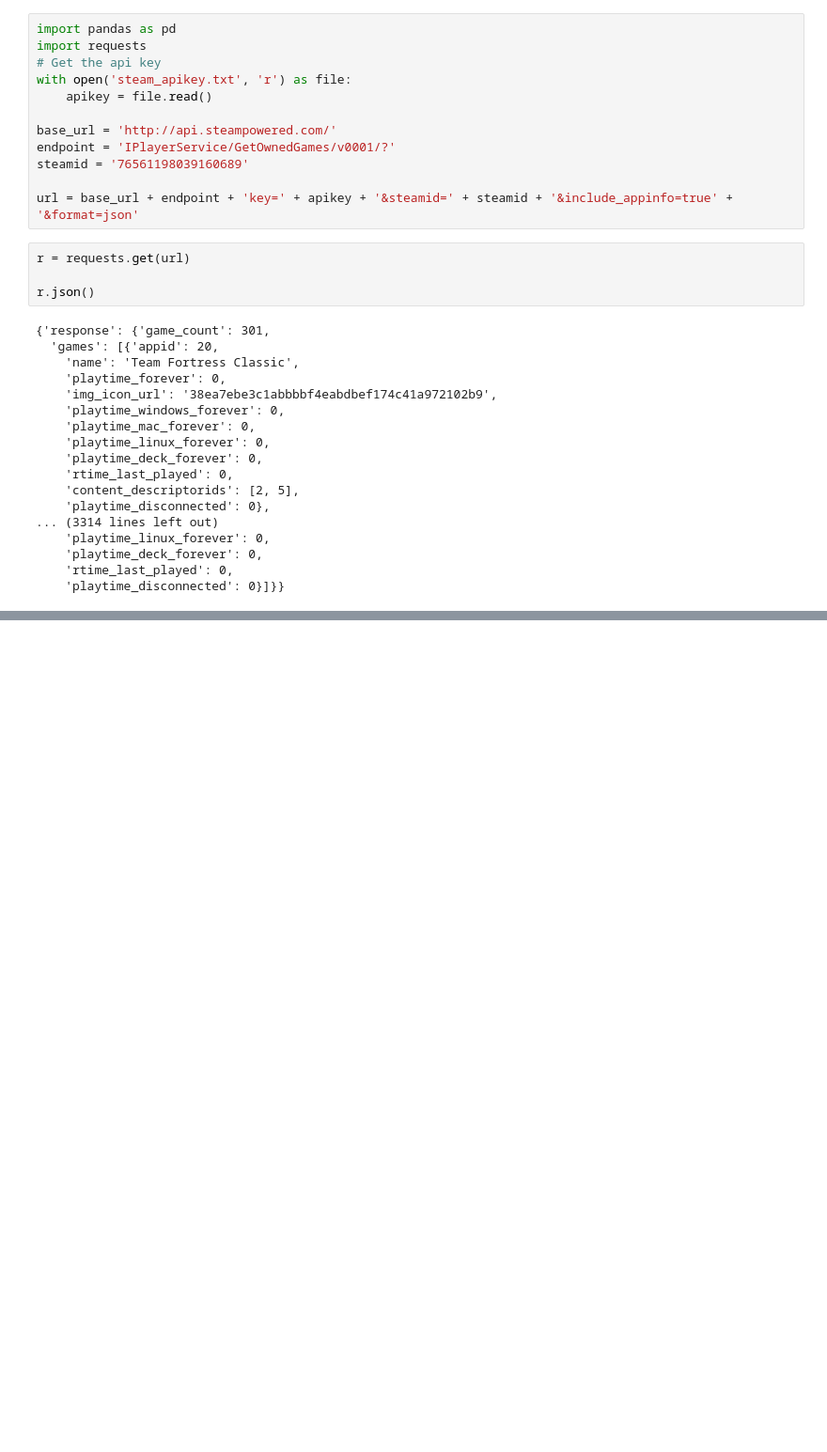
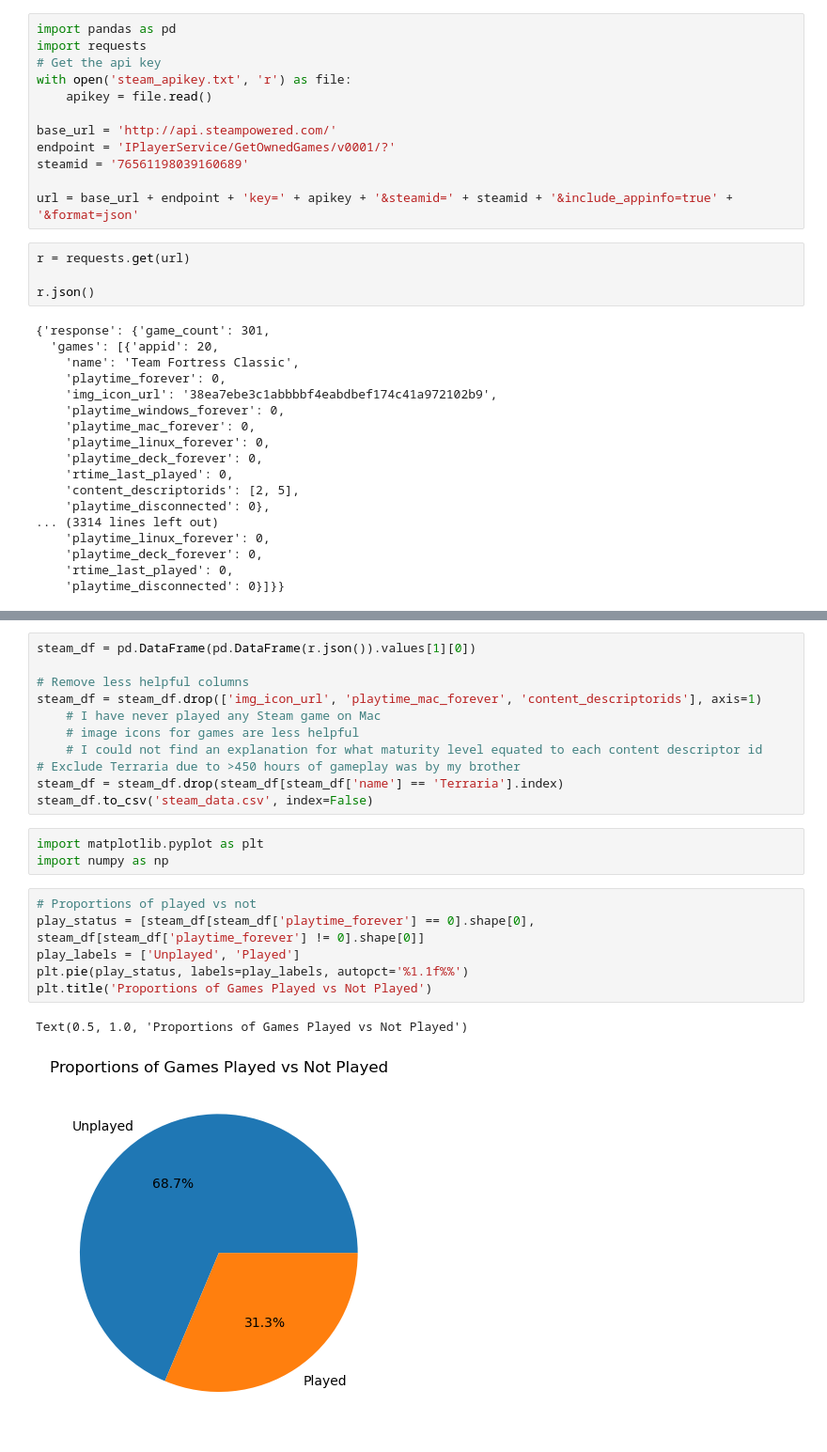
Before and after one commit to DerebeWalton/Steam-Data, a Jupyter notebook: steam-data.ipynb, the cells around one changed output, grey strips where cells are left out. Shown at 94% size. Drawn from its saved outputs; the diff is of its cells as text; blank space fills up the shorter version.

Commit message:
Create charts, update clean csv

```diff
--- a/steam-data.ipynb
+++ b/steam-data.ipynb
@@ -59,0 +37,23 @@ steam_df
+# %%
+steam_df = pd.DataFrame(pd.DataFrame(r.json()).values[1][0])
+
+# Remove less helpful columns
+steam_df = steam_df.drop(['img_icon_url', 'playtime_mac_forever', 'content_descriptorids'], axis=1)
+    # I have never played any Steam game on Mac
+    # image icons for games are less helpful
+    # I could not find an explanation for what maturity level equated to each content descriptor id
+# Exclude Terraria due to >450 hours of gameplay was by my brother
+steam_df = steam_df.drop(steam_df[steam_df['name'] == 'Terraria'].index)
+steam_df.to_csv('steam_data.csv', index=False)
+# %%
+import matplotlib.pyplot as plt
+import numpy as np
+# %%
+# Proportions of played vs not
+play_status = [steam_df[steam_df['playtime_forever'] == 0].shape[0], steam_df[steam_df['playtime_forever'] != 0].shape[0]]
+play_labels = ['Unplayed', 'Played']
+plt.pie(play_status, labels=play_labels, autopct='%1.1f%%')
+plt.title('Proportions of Games Played vs Not Played')
+# %% [output]
+Text(0.5, 1.0, 'Proportions of Games Played vs Not Played')
+[figure, added]
```
Also changed, not shown: parts of 5 cells of this notebook, 1 other file.
